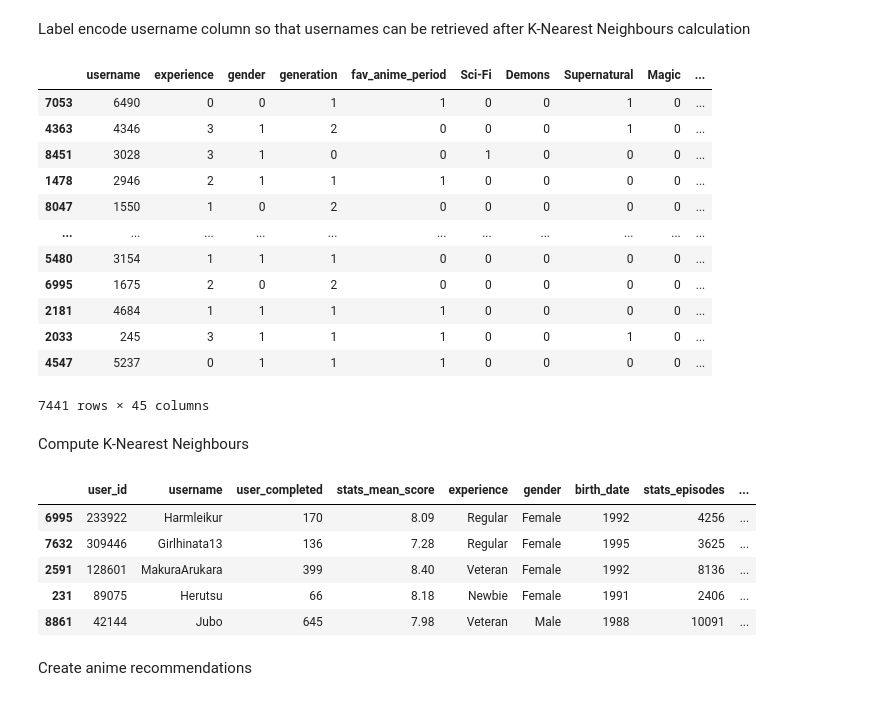
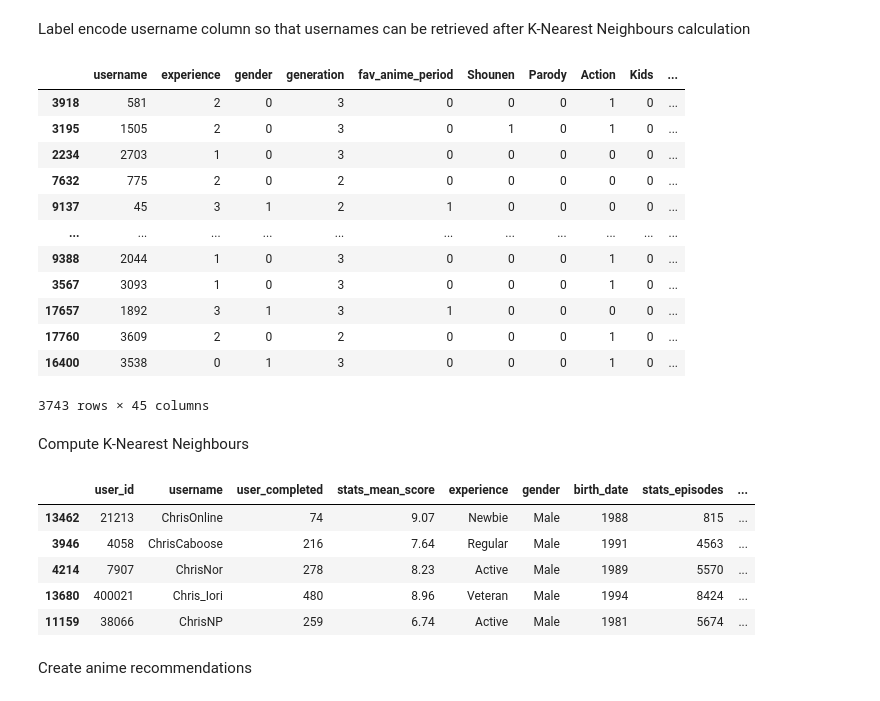
Before and after one commit to tito-thomas/anime-app, a Jupyter notebook: neighbours.ipynb, the cells around one changed output. Saved outputs shown, nothing was run; the diff lists cells and outputs as text; code cells hidden in the pictures.

```diff
--- a/neighbours.ipynb
+++ b/neighbours.ipynb
@@ -18,52 +17,52 @@ Label encode username column so that usernames can be retrieved after K-Nearest
 # %%
 encoder = LabelEncoder()
 t_encoder = LabelEncoder()
 final_vectors = uv_train.copy()
 test_vectors = uv_test.copy()
 x = encoder.fit(final_vectors["username"])
 t = t_encoder.fit(test_vectors["username"])
 #print(encoder.classes_)
 username_enc = x.transform(final_vectors["username"])
 test_enc = t.transform(test_vectors["username"])
 
 #adding encoded usernames to new dataframe
 final_vectors["username"] = username_enc
 test_vectors["username"] = test_enc
 #pd.set_option('display.max_rows', None)
 final_arrays = final_vectors.values
 test_arrays = test_vectors.values
 #final_vectors.loc[final_vectors["username"]==7537]
 #get username from number
 #print(encoder.inverse_transform([6490]))
 dump(encoder, f"username.pkl")
 pd.set_option('display.max_columns', 500)
-final_vectors
+#final_vectors
 #uv_train
 #test_arrays
-#test_vectors
+test_vectors
 #uv_test
 #user_vectors
 # %% [output]
-|  | username | experience | gender | generation | fav_anime_period | Sci-Fi | Demons | Supernatural | Magic | ... |
-| 7053 | 6490 | 0 | 0 | 1 | 1 | 0 | 0 | 1 | 0 | ... |
-| 4363 | 4346 | 3 | 1 | 2 | 0 | 0 | 0 | 1 | 0 | ... |
-| 8451 | 3028 | 3 | 1 | 0 | 0 | 1 | 0 | 0 | 0 | ... |
-| 1478 | 2946 | 2 | 1 | 1 | 1 | 0 | 0 | 0 | 0 | ... |
-| 8047 | 1550 | 1 | 0 | 2 | 0 | 0 | 0 | 0 | 0 | ... |
+|  | username | experience | gender | generation | fav_anime_period | Shounen | Parody | Action | Kids | ... |
+| 3918 | 581 | 2 | 0 | 3 | 0 | 0 | 0 | 1 | 0 | ... |
+| 3195 | 1505 | 2 | 0 | 3 | 0 | 1 | 0 | 1 | 0 | ... |
+| 2234 | 2703 | 1 | 0 | 3 | 0 | 0 | 0 | 0 | 0 | ... |
+| 7632 | 775 | 2 | 0 | 2 | 0 | 0 | 0 | 0 | 0 | ... |
+| 9137 | 45 | 3 | 1 | 2 | 1 | 0 | 0 | 0 | 0 | ... |
 | ... | ... | ... | ... | ... | ... | ... | ... | ... | ... | ... |
-| 5480 | 3154 | 1 | 1 | 1 | 0 | 0 | 0 | 0 | 0 | ... |
-| 6995 | 1675 | 2 | 0 | 2 | 0 | 0 | 0 | 0 | 0 | ... |
-| 2181 | 4684 | 1 | 1 | 1 | 1 | 0 | 0 | 0 | 0 | ... |
-| 2033 | 245 | 3 | 1 | 1 | 1 | 0 | 0 | 1 | 0 | ... |
-| 4547 | 5237 | 0 | 1 | 1 | 1 | 0 | 0 | 0 | 0 | ... |
+| 9388 | 2044 | 1 | 0 | 3 | 0 | 0 | 0 | 1 | 0 | ... |
+| 3567 | 3093 | 1 | 0 | 3 | 0 | 0 | 0 | 1 | 0 | ... |
+| 17657 | 1892 | 3 | 1 | 3 | 1 | 0 | 0 | 0 | 0 | ... |
+| 17760 | 3609 | 2 | 0 | 2 | 0 | 0 | 0 | 1 | 0 | ... |
+| 16400 | 3538 | 0 | 1 | 3 | 0 | 0 | 0 | 1 | 0 | ... |
-7441 rows × 45 columns
+3743 rows × 45 columns
 # %% [markdown]
 Compute K-Nearest Neighbours
 # %%
 #function that returns a list of indexes of most similar users in "final_arrays" array
 def neighbours(user):
     #user = np.array([7537, 0, 0, 2, 0, 0, 0, 0, 0, 0, 1, 0, 0, 0, 0, 0, 0, 0, 0, 0, 0, 0, 0, 0, 0, 1, 0, 0, 0, 0, 0, 0, 0, 1, 0, 0, 0, 0, 0, 0, 0, 0, 0, 0, 0])
-    nc = NearestNeighbors(n_neighbors = 5, metric="cosine") #euclidean
+    nc = NearestNeighbors(n_neighbors = 5, metric="euclidean") #euclidean
     #maybe add some weightings
     train = nc.fit(final_arrays) #fit the model with the user vector data (training)
     n = train.kneighbors([user], return_distance = False)
@@ -101,11 +100,11 @@ neighbour_frame
 #(final_vectors.columns)
 # %% [output]
 |  | user_id | username | user_completed | stats_mean_score | experience | gender | birth_date | stats_episodes | ... |
-| 6995 | 233922 | Harmleikur | 170 | 8.09 | Regular | Female | 1992 | 4256 | ... |
-| 7632 | 309446 | Girlhinata13 | 136 | 7.28 | Regular | Female | 1995 | 3625 | ... |
-| 2591 | 128601 | MakuraArukara | 399 | 8.40 | Veteran | Female | 1992 | 8136 | ... |
-| 231 | 89075 | Herutsu | 66 | 8.18 | Newbie | Female | 1991 | 2406 | ... |
-| 8861 | 42144 | Jubo | 645 | 7.98 | Veteran | Male | 1988 | 10091 | ... |
+| 13462 | 21213 | ChrisOnline | 74 | 9.07 | Newbie | Male | 1988 | 815 | ... |
+| 3946 | 4058 | ChrisCaboose | 216 | 7.64 | Regular | Male | 1991 | 4563 | ... |
+| 4214 | 7907 | ChrisNor | 278 | 8.23 | Active | Male | 1989 | 5570 | ... |
+| 13680 | 400021 | Chris_Iori | 480 | 8.96 | Veteran | Male | 1994 | 8424 | ... |
+| 11159 | 38066 | ChrisNP | 259 | 6.74 | Active | Male | 1981 | 5674 | ... |
 # %% [markdown]
 Create anime recommendations
 # %%
```
Also changed, not shown: parts of 19 cells of this notebook, 9 other files.
